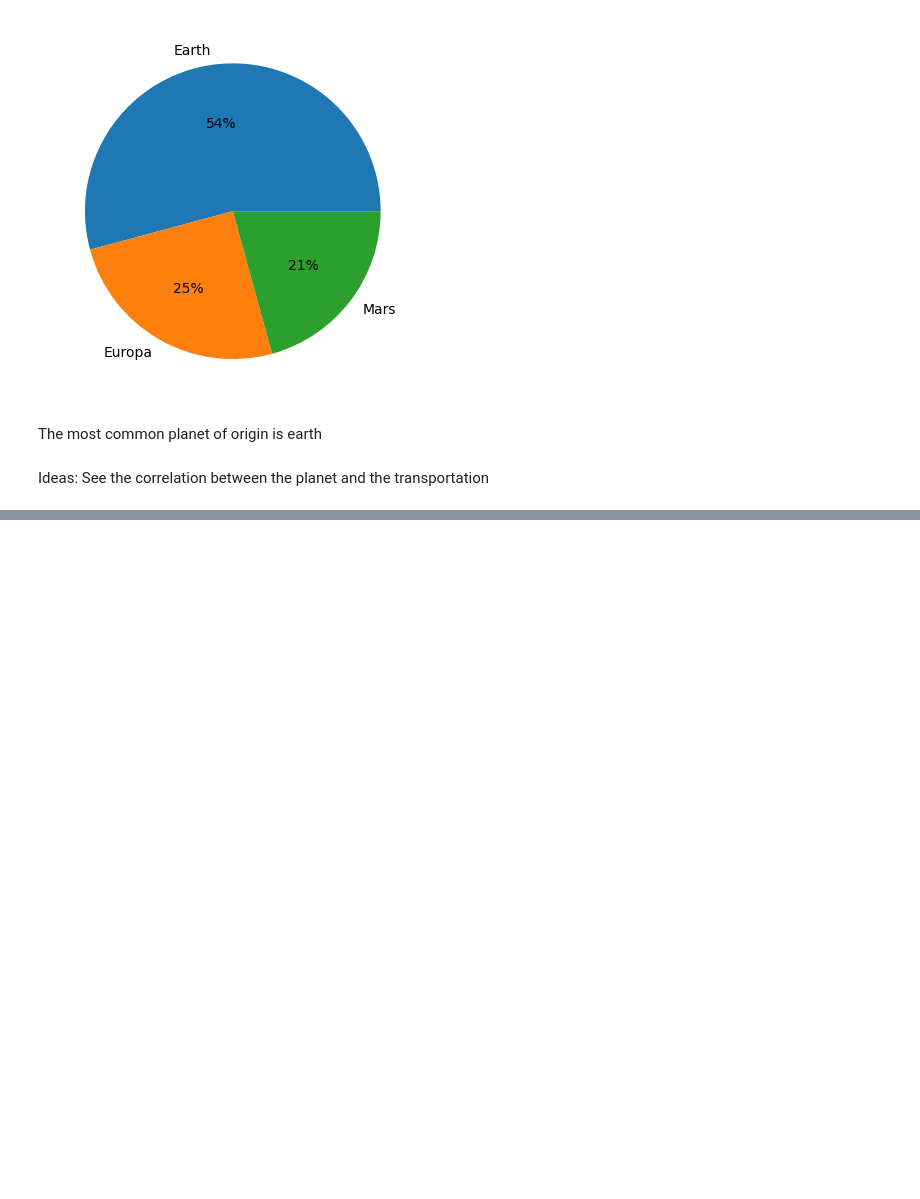
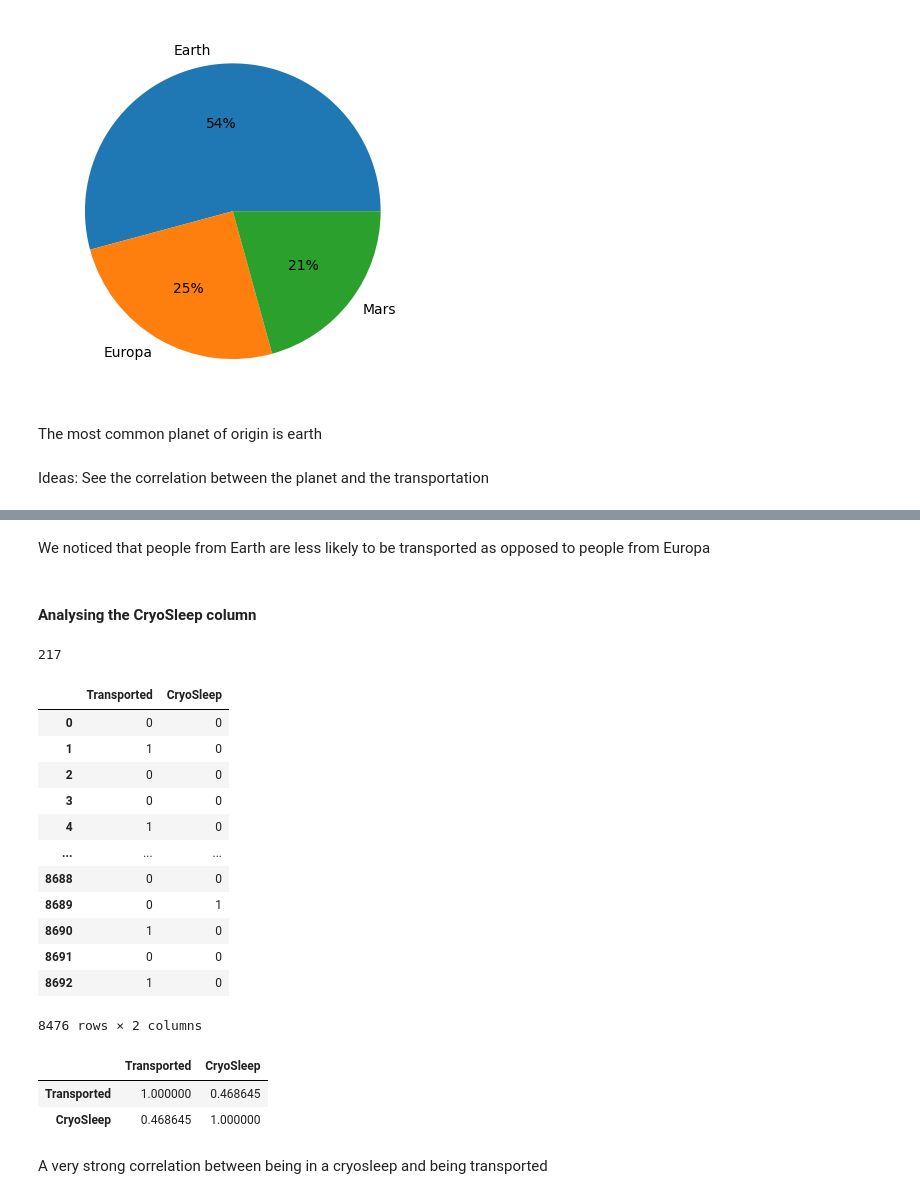
Before and after one commit to Gyxius/spaceship-titanic, a Jupyter notebook: analysis.ipynb, the cells around one changed output, grey strips where cells are left out. Cells and saved outputs as stored; diff of their text form; code cells hidden in the pictures; blank space fills up the shorter version.

Commit message:
Explored the CryoSleep column

```diff
--- a/analysis.ipynb
+++ b/analysis.ipynb
@@ -127,0 +165,38 @@ Name: Transported, Length: 8693, dtype: int64
+# %% [markdown]
+We noticed that people from Earth are less likely to be transported as opposed to people from Europa
+# %% [markdown]
+#### Analysing the CryoSleep column
+# %%
+df["CryoSleep"].isna().sum() ## Many missing values
+# %% [output]
+217
+# %%
+df_no_na_cryo_sleep = df[~df["CryoSleep"].isna()]
+# %%
+df_no_na_cryo_sleep = df_no_na_cryo_sleep[["Transported", "CryoSleep"]]
+# %%
+df_no_na_cryo_sleep["CryoSleep"] = df_no_na_cryo_sleep["CryoSleep"].astype(int)
+# %%
+df_no_na_cryo_sleep
+# %% [output]
+|  | Transported | CryoSleep |
+| 0 | 0 | 0 |
+| 1 | 1 | 0 |
+| 2 | 0 | 0 |
+| 3 | 0 | 0 |
+| 4 | 1 | 0 |
+| ... | ... | ... |
+| 8688 | 0 | 0 |
+| 8689 | 0 | 1 |
+| 8690 | 1 | 0 |
+| 8691 | 0 | 0 |
+| 8692 | 1 | 0 |
+8476 rows × 2 columns
+# %%
+df_no_na_cryo_sleep.corr()
+# %% [output]
+|  | Transported | CryoSleep |
+| Transported | 1.000000 | 0.468645 |
+| CryoSleep | 0.468645 | 1.000000 |
+# %% [markdown]
+A very strong correlation between being in a cryosleep and being transported
```
Also changed, not shown: parts of 10 cells of this notebook.
